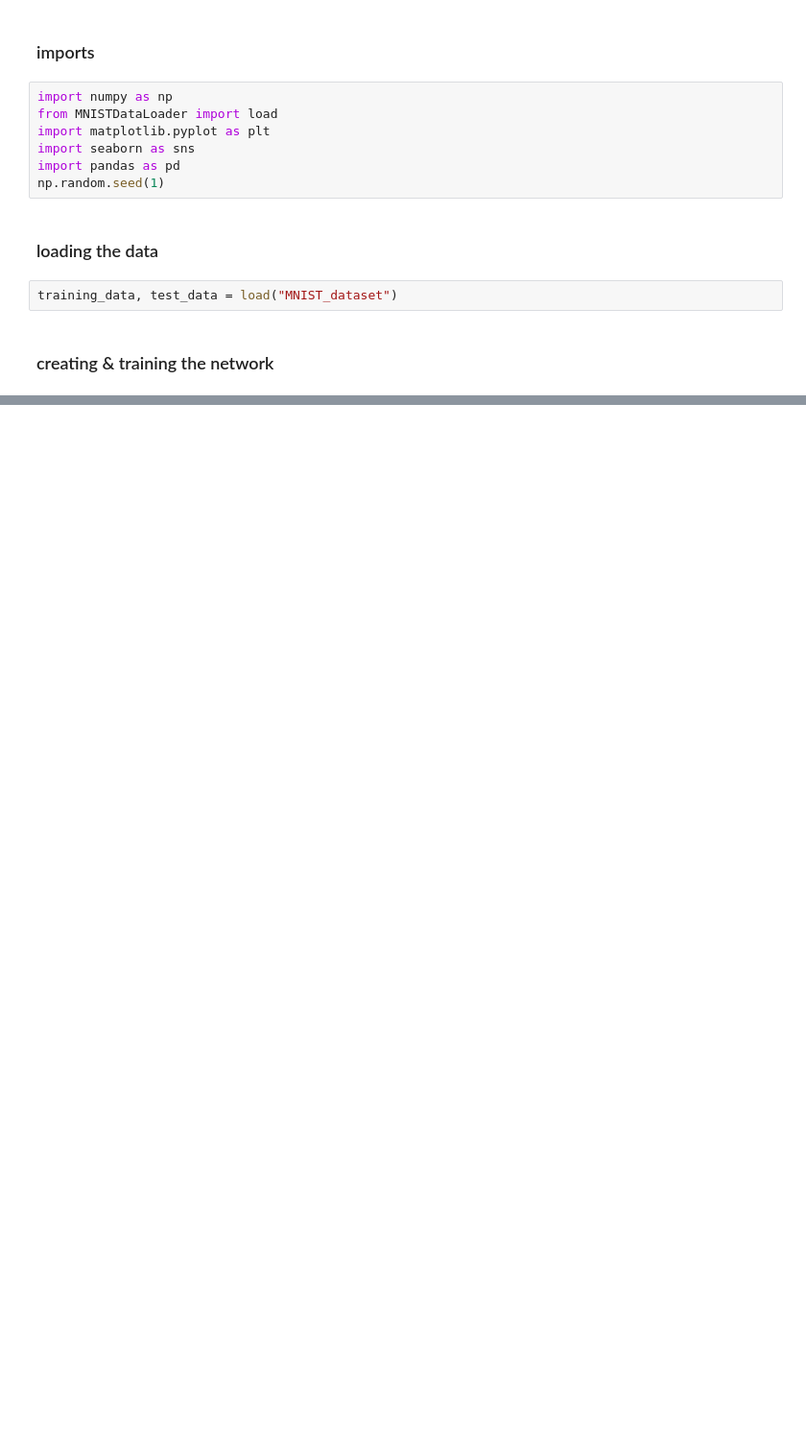
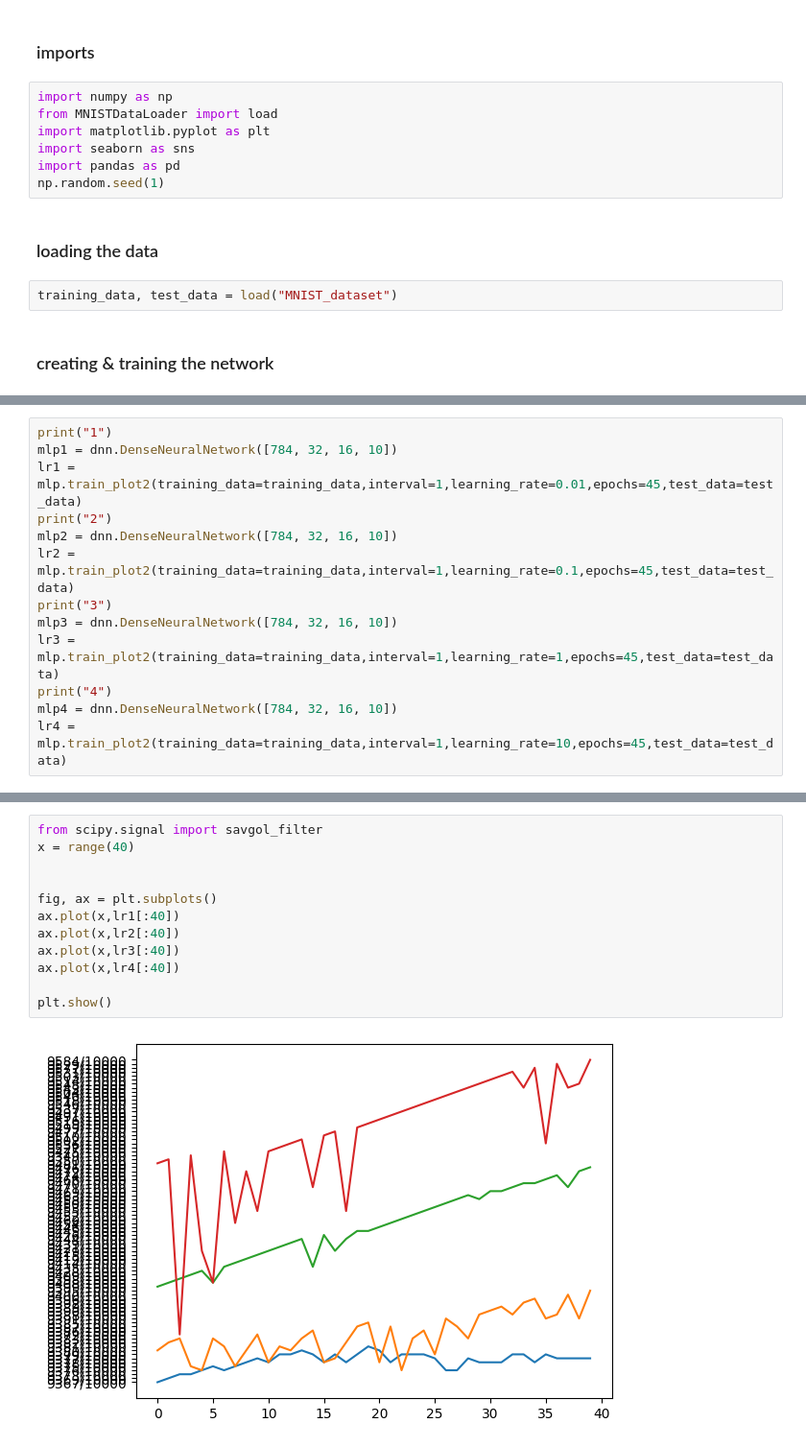
Before and after one commit to antontx/NeuralNetwork, a Jupyter notebook: main.ipynb, the cells around one changed output, grey strips where cells are left out. Shown at 96% size. Drawn from its saved outputs; the diff is of its cells as text; blank space fills up the shorter version.

```diff
--- a/main.ipynb
+++ b/main.ipynb
@@ -35,0 +38,13 @@ sns.heatmap(training_data[8][0].reshape(28,28)[3:25, 3:25], linewidths=0,square=
+# %%
+print("1")
+mlp1 = dnn.DenseNeuralNetwork([784, 32, 16, 10])
+lr1 = mlp.train_plot2(training_data=training_data,interval=1,learning_rate=0.01,epochs=45,test_data=test_data)
+print("2")
+mlp2 = dnn.DenseNeuralNetwork([784, 32, 16, 10])
+lr2 = mlp.train_plot2(training_data=training_data,interval=1,learning_rate=0.1,epochs=45,test_data=test_data)
+print("3")
+mlp3 = dnn.DenseNeuralNetwork([784, 32, 16, 10])
+lr3 = mlp.train_plot2(training_data=training_data,interval=1,learning_rate=1,epochs=45,test_data=test_data)
+print("4")
+mlp4 = dnn.DenseNeuralNetwork([784, 32, 16, 10])
+lr4 = mlp.train_plot2(training_data=training_data,interval=1,learning_rate=10,epochs=45,test_data=test_data)
@@ -35,0 +69,14 @@ sns.heatmap(training_data[8][0].reshape(28,28)[3:25, 3:25], linewidths=0,square=
+# %%
+from scipy.signal import savgol_filter
+x = range(40)
+
+
+fig, ax = plt.subplots()
+ax.plot(x,lr1[:40])
+ax.plot(x,lr2[:40])
+ax.plot(x,lr3[:40])
+ax.plot(x,lr4[:40])
+
+plt.show()
+# %% [output]
+[figure, added]
```
Also changed, not shown: parts of 5 cells of this notebook, 4 other files.
